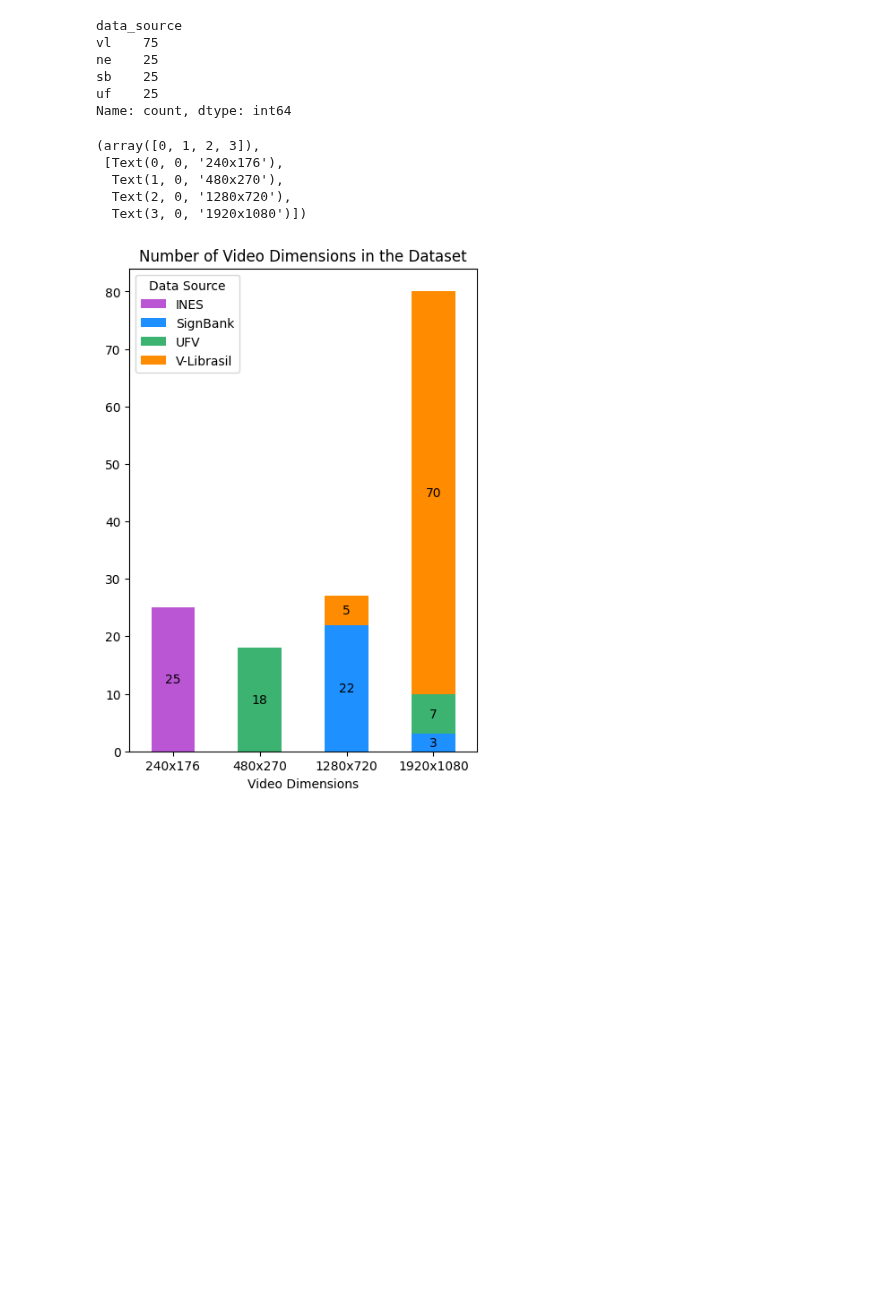
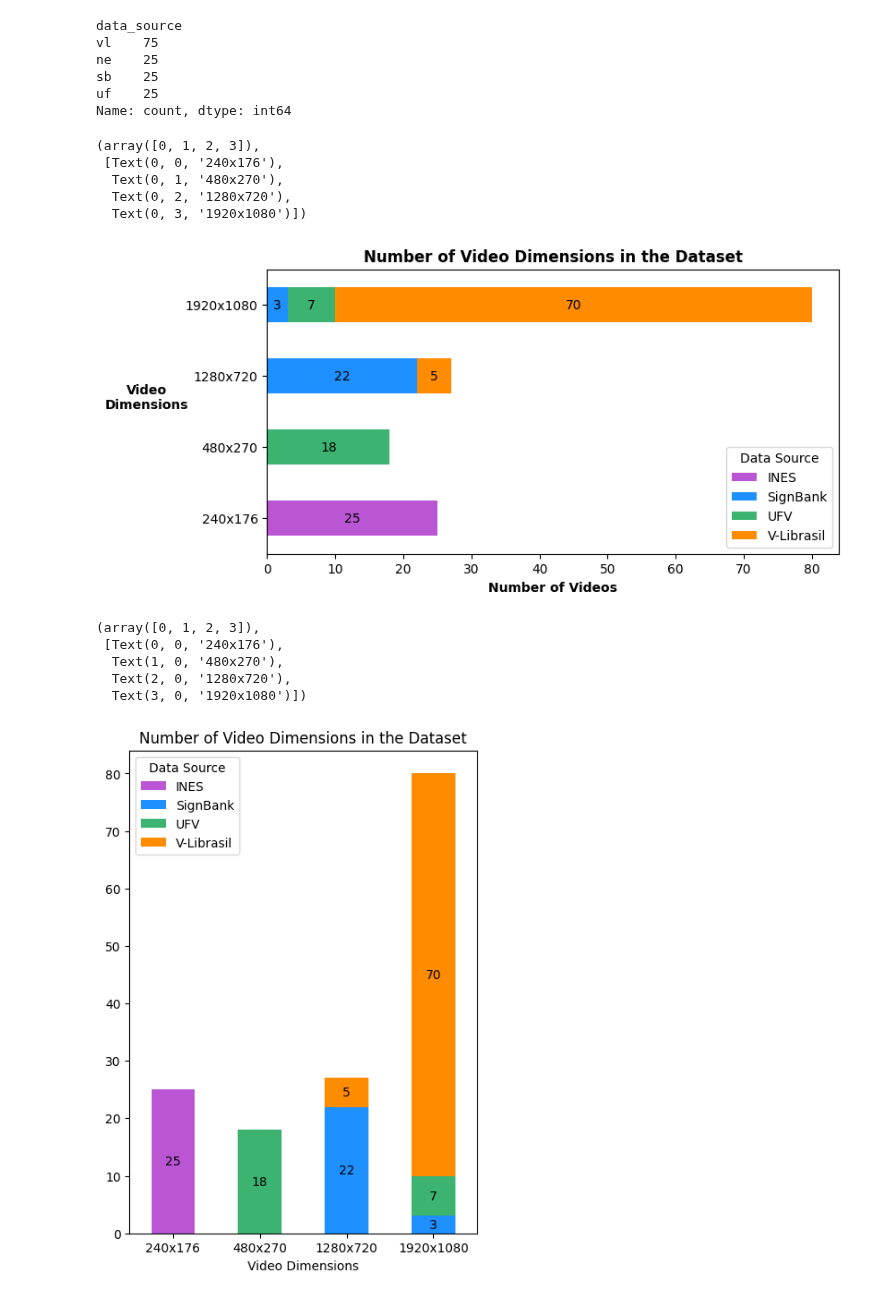
Before and after one commit to patrickf949/SaoPauloBrazilChapter_BrazilianSignLanguage, a Jupyter notebook: code/4_Report_Visualizations.ipynb, the cells around one changed output. Drawn from its saved outputs; the diff is of its cells as text; code cells hidden in the pictures; blank space fills up the shorter version.

Commit message:
In report notebook: tweaked details for stacked bar plots. In report module: added code for making 2 more combined videos.

```diff
--- a/code/4_Report_Visualizations.ipynb
+++ b/code/4_Report_Visualizations.ipynb
@@ -191,6 +194,46 @@ uf    25
 Name: count, dtype: int64
 # %%
 video_metadata['dimension_str'] = video_metadata['width'].astype(str) + 'x' + video_metadata['height'].astype(str)
+# %%
+plt.rcParams['font.family'] = 'sans-serif'
+plt.rcParams['font.sans-serif'] = ['DejaVu Sans']
+# %%
+dimension_counts = video_metadata.sort_values('width').groupby('dimension_str').data_source.value_counts().unstack()
+# rearrange rows, so the order goes from indexes 1,2,3,4 to 3,4,1,2
+dimension_counts = dimension_counts.reindex(index=['240x176', '480x270', '1280x720', '1920x1080'])
+# dimension_counts = dimension_counts[['240x176', '480x270', '1280x720', '1920x1080']]
+ax = dimension_counts.plot(kind='barh', stacked=True, color=color_list_rgb, figsize=(8, 4))
+
+# Add value labels on each bar segment
+x_offset = np.zeros(len(dimension_counts.index))
+for i, col in enumerate(dimension_counts.columns):
+    values = dimension_counts[col]
+    for j, v in enumerate(values):
+        if not np.isnan(v):  # Only add label if value is not NaN
+            ax.text(x_offset[j] + v/2, j, int(v),
+                   ha='center', va='center', color='black')
+        if not np.isnan(v):
+            x_offset[j] += v
+
+# add a legend
+plt.legend(title='Data Source', labels=data_source_list)
+
+# add a title
+plt.title('Number of Video Dimensions in the Dataset', fontweight='bold')
+
+# add a y label
+plt.ylabel('Video\nDimensions', rotation=0, labelpad=30, fontweight='bold')
+plt.xlabel('Number of Videos', fontweight='bold')
+
+# clearer yticks
+plt.yticks(rotation=0)
+# %% [output]
+(array([0, 1, 2, 3]),
+ [Text(0, 0, '240x176'),
+  Text(0, 1, '480x270'),
+  Text(0, 2, '1280x720'),
+  Text(0, 3, '1920x1080')])
+[figure, added]
 # %%
 dimension_counts = video_metadata.sort_values('width').groupby('dimension_str').data_source.value_counts().unstack()
 # rearrange rows, so the order goes from indexes 1,2,3,4 to 3,4,1,2
```
Also changed, not shown: parts of 16 cells of this notebook, 1 other file.
